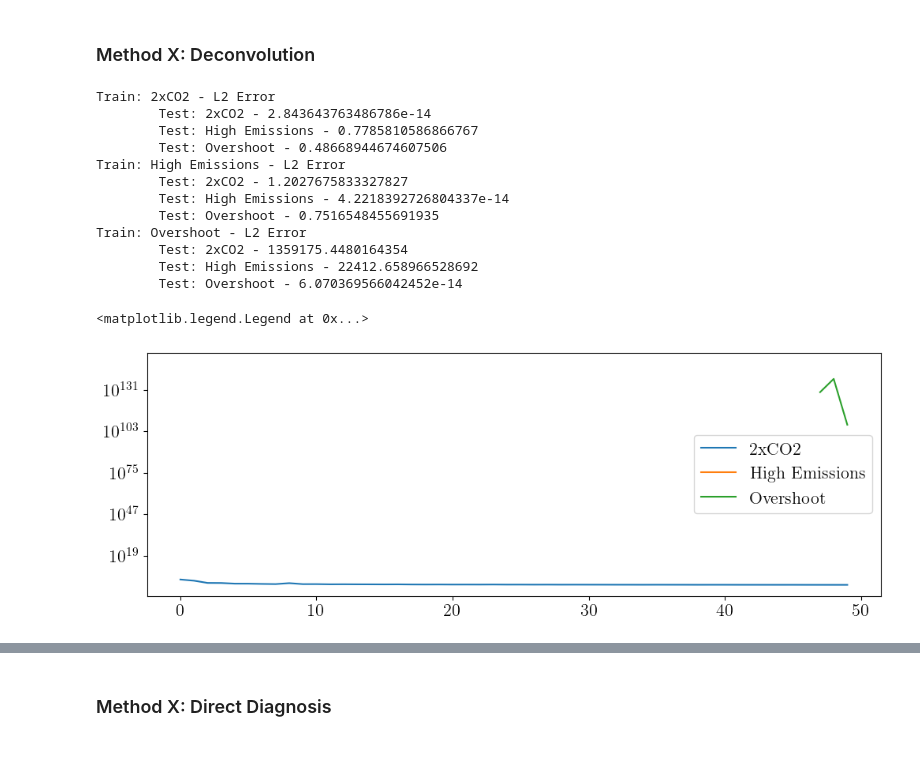
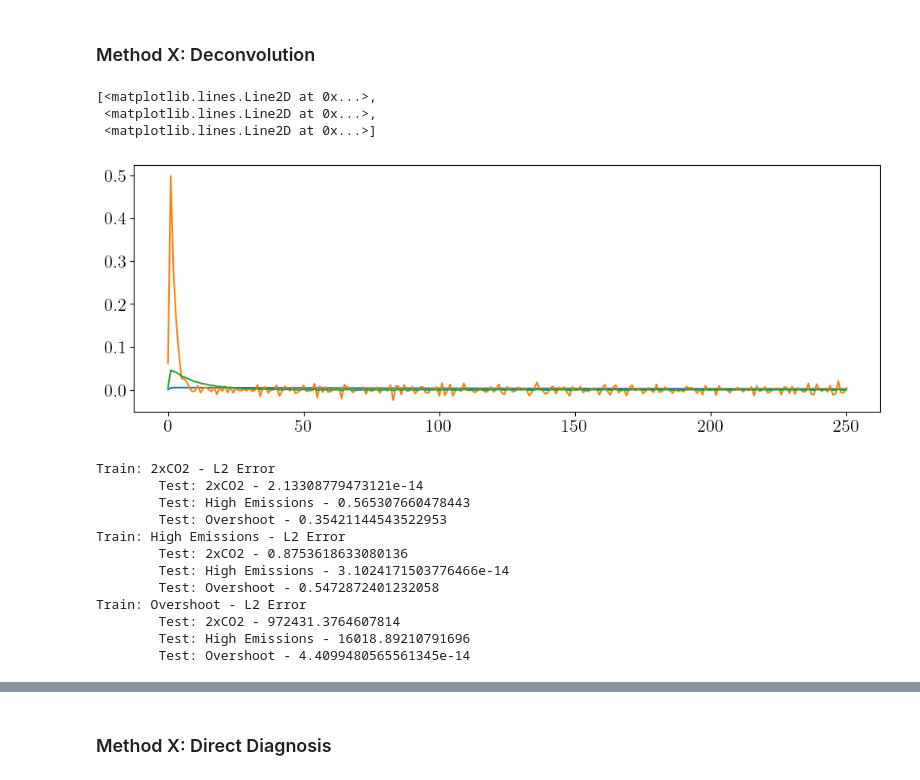
Before and after one commit to cbwomack/SCM_Emulators, a Jupyter notebook: exp1b_uncoup.ipynb, the cells around one changed output, grey strips where cells are left out. Drawn from its saved outputs; the diff is of its cells as text; code cells hidden in the pictures; blank space fills up the shorter version.

```diff
--- a/exp1b_uncoup.ipynb
+++ b/exp1b_uncoup.ipynb
@@ -121,27 +129,28 @@ plt.legend()
+# %%
+plt.plot(operator_ensemble_deconvolve['2xCO2'][30].T)
+#plt.plot(G_test2.T)
+# %% [output]
+[<matplotlib.lines.Line2D at 0x...>,
+ <matplotlib.lines.Line2D at 0x...>,
+ <matplotlib.lines.Line2D at 0x...>]
+[figure, added]
 # %%
 n_steps = len(t)
 w0 = np.zeros(n_boxes)
 dt = 1
 operator_deconvolve, T_pred_deconvolve, L2_deconvolve = emulator_utils.emulate_experiments('deconvolve', experiments=experiments, outputs=T_out_single, forcings=forcings_single, dt=dt)
 #emulator_utils.plot_true_pred(T_out, T_pred_deconvolve, experiments)
-operator_ensemble_deconvolve, operator_L2_avg_deconvolve = emulator_utils.evaluate_ensemble(experiments, n_ensemble, n_choices, forcings_ensemble, T_out_ensemble, 'deconvolve', operator_deconvolve, dt=dt)
+operator_ensemble_deconvolve, operator_L2_avg_deconvolve, w_pred_L2_deconvolve = emulator_utils.evaluate_ensemble(experiments, n_ensemble, n_choices, forcings_ensemble, T_out_ensemble, 'deconvolve', operator_deconvolve, dt=dt)
 # %% [output]
 Train: 2xCO2 - L2 Error
-        Test: 2xCO2 - 2.843643763486786e-14
-        Test: High Emissions - 0.7785810586866767
-        Test: Overshoot - 0.48668944674607506
+        Test: 2xCO2 - 2.13308779473121e-14
+        Test: High Emissions - 0.565307660478443
+        Test: Overshoot - 0.35421144543522953
 Train: High Emissions - L2 Error
-        Test: 2xCO2 - 1.2027675833327827
-        Test: High Emissions - 4.2218392726804337e-14
-        Test: Overshoot - 0.7516548455691935
+        Test: 2xCO2 - 0.8753618633080136
+        Test: High Emissions - 3.1024171503776466e-14
+        Test: Overshoot - 0.5472872401232058
 Train: Overshoot - L2 Error
-        Test: 2xCO2 - 1359175.4480164354
-        Test: High Emissions - 22412.658966528692
-        Test: Overshoot - 6.070369566042452e-14
+        Test: 2xCO2 - 972431.3764607814
+        Test: High Emissions - 16018.89210791696
+        Test: Overshoot - 4.4099480565561345e-14
-# %%
-for exp in experiments:
-  plt.semilogy(operator_L2_avg_deconvolve[exp], label=exp)
-plt.legend()
-# %% [output]
-<matplotlib.legend.Legend at 0x...>
-[figure, removed]
```
Also changed, not shown: parts of 14 cells of this notebook, 11 other files.
